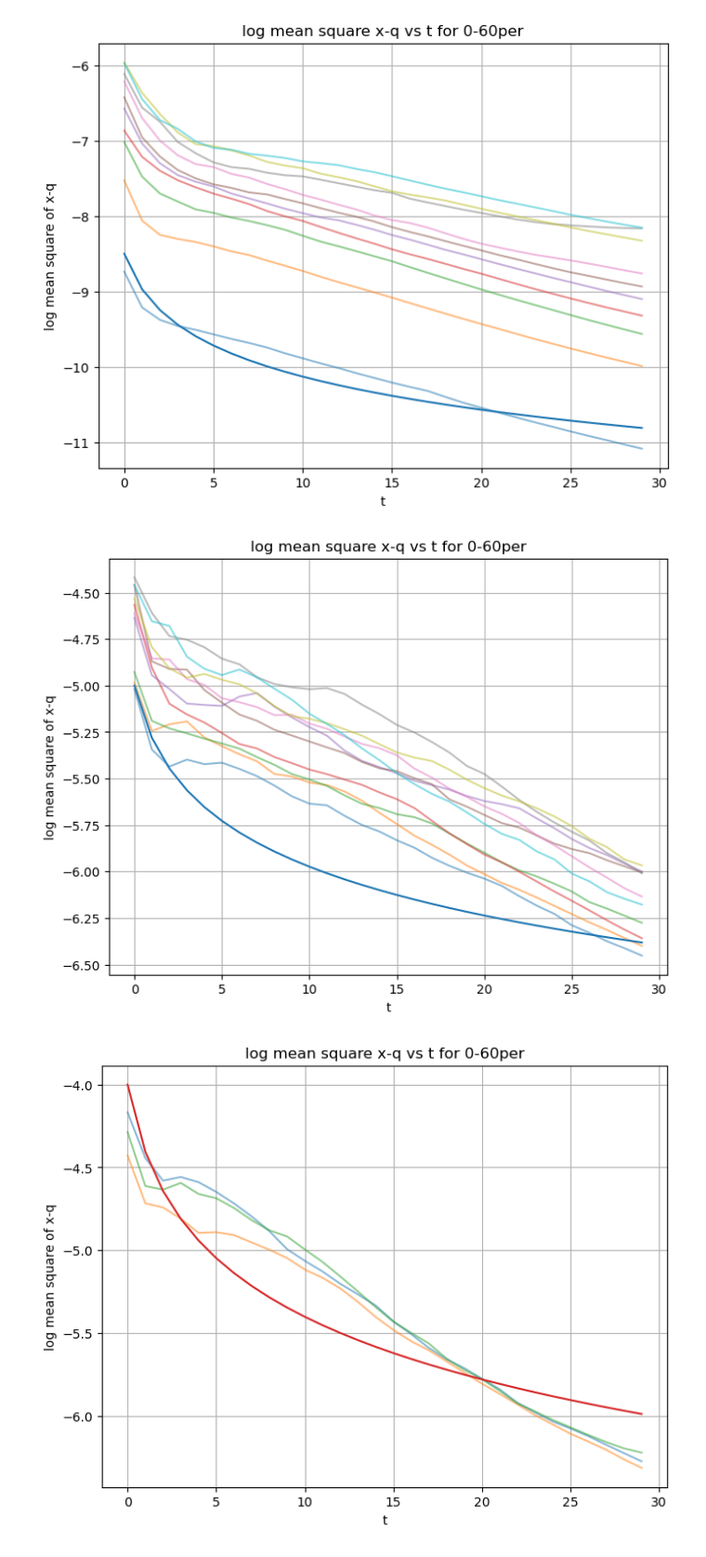
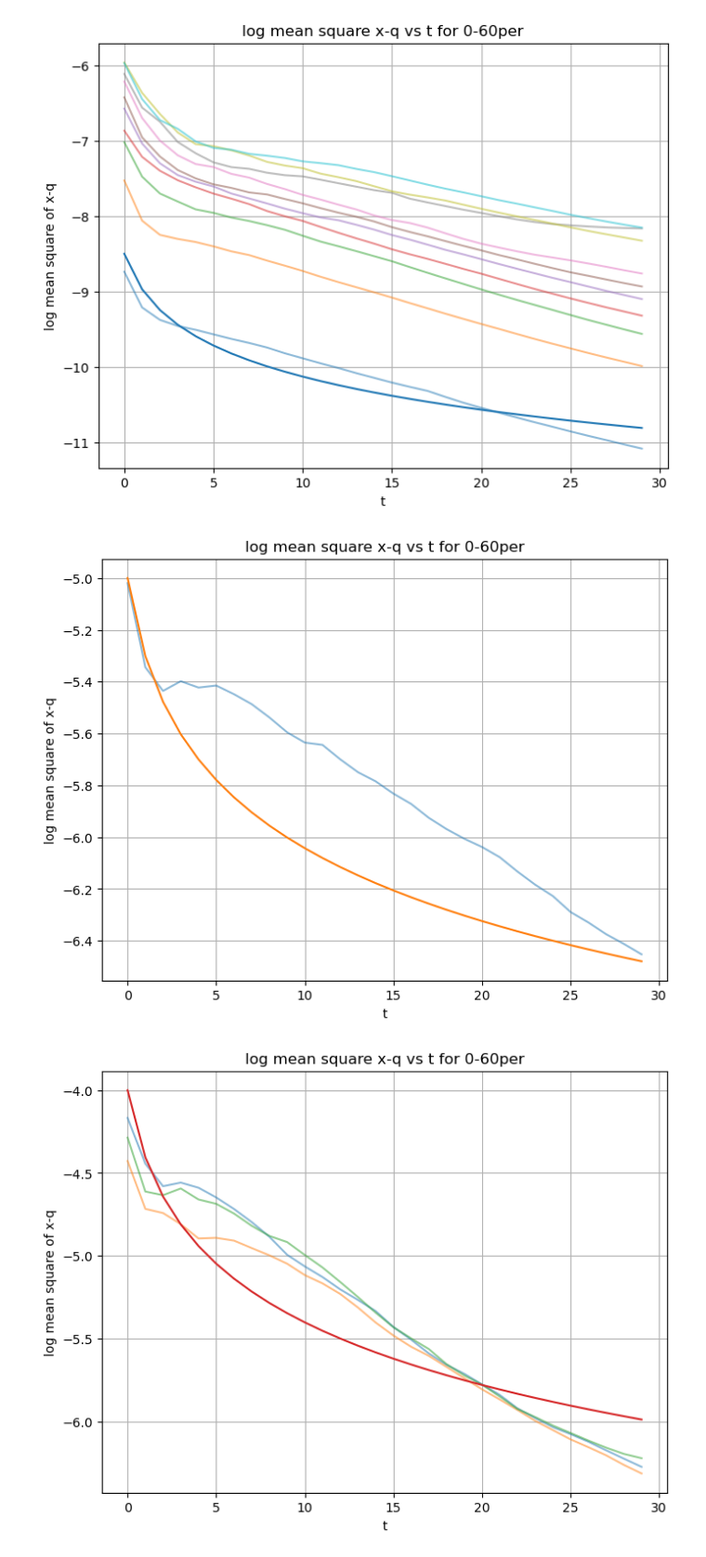
Before and after one commit to LABO-M/horserace, a Jupyter notebook: keiba17.ipynb, the cells around one changed output. Shown at 93% size. Cells and saved outputs as stored; diff of their text form; code cells hidden in the pictures.

```diff
--- a/keiba17.ipynb
+++ b/keiba17.ipynb
@@ -317,24 +337,24 @@ plt.show()
 # %%
 plt.figure(figsize=(8, 6))
 
 t = np.arange(0, 30)
 
-for i in range(20,30):
+for i in range(20,21):
     y = log_mean_square_x_q_list[i][0:30]
     plt.plot(t,y,alpha=0.5, label=f"{i}-{i+1}per")
 
 
-z = -(alpha_est_list[20]*np.log(t+1))-5
+z = -(alpha_est_list[21]*np.log(t+1))-5
 plt.plot(t,z)
 
 plt.xlabel("t")
 plt.ylabel("log mean square of x-q")
 plt.title("log mean square x-q vs t for 0-60per")
 plt.grid(True)
 #plt.legend()
 plt.show()
 # %% [output]
-[figure, old version]
+[figure, new version]
 # %%
 plt.figure(figsize=(8, 6))
 
```
Also changed, not shown: parts of 12 cells of this notebook.
